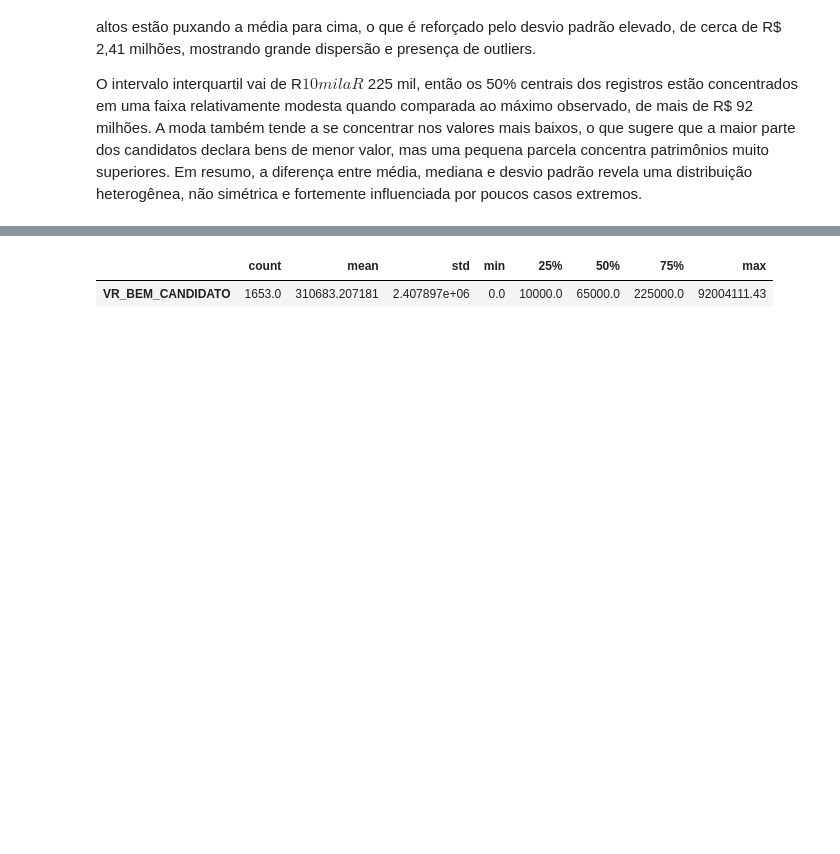
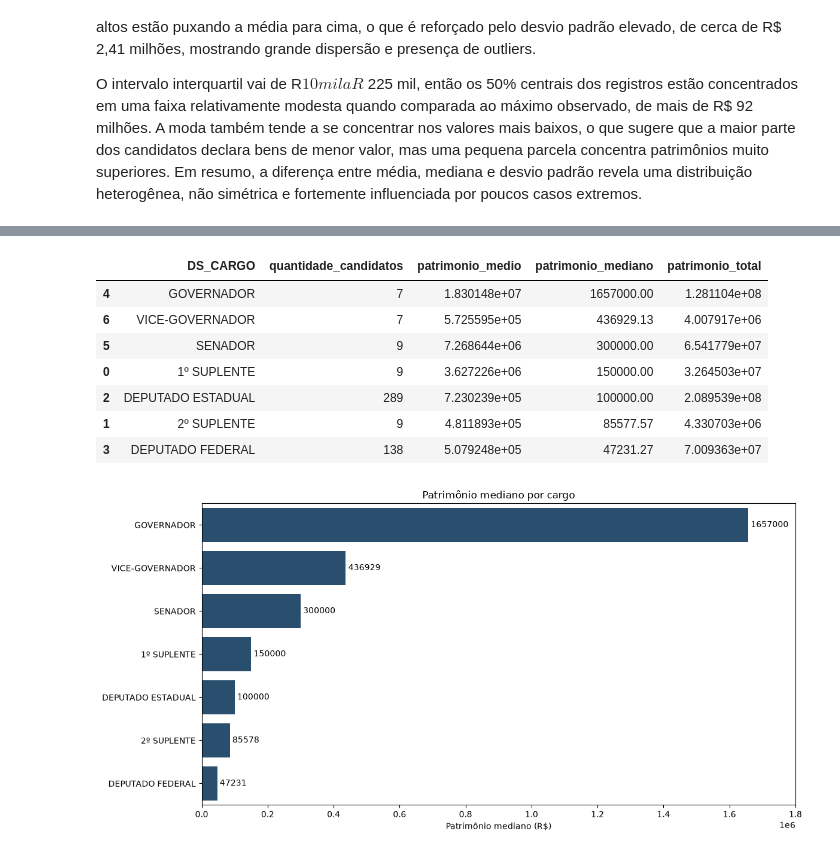
Before and after one commit to aldemirsilva/web-academy-ufam, a Jupyter notebook: WACAD020 - Ciência de Dados/atividade_final/analise.ipynb, the cells around one changed output, grey strips where cells are left out. Drawn from its saved outputs; the diff is of its cells as text; code cells hidden in the pictures; blank space fills up the shorter version.

```diff
--- a/WACAD020 - Ciência de Dados/atividade_final/analise.ipynb
+++ b/WACAD020 - Ciência de Dados/atividade_final/analise.ipynb
@@ -456,7 +467,7 @@ O gráfico mostra que os bens mais comuns entre os candidatos são veículos, im
 # %%
 import textwrap
 
-fig, ax = plt.subplots(figsize=(20, 10))
+fig, ax = plt.subplots(figsize=(20, 12))
 
 ordem = bens["DS_TIPO_BEM_CANDIDATO"].value_counts().index
 sns.countplot(data=bens, y="DS_TIPO_BEM_CANDIDATO",
@@ -559,5 +581,45 @@ O intervalo interquartil vai de R$ 10 mil a R$ 225 mil, então os 50% centrais d
 # %%
-display(df.describe().T)
+# Comparação de patrimônio por cargo usando o dataframe bens_por_candidato
+resumo_por_cargo = (
+    bens_por_candidato.groupby("DS_CARGO", as_index=False)
+    .agg(quantidade_candidatos=("SQ_CANDIDATO", "count"),
+         patrimonio_medio=("patrimonio_total", "mean"),
+         patrimonio_mediano=("patrimonio_total", "median"),
+         patrimonio_total=("patrimonio_total", "sum"))
+)
+
+resumo_por_cargo = resumo_por_cargo.sort_values(
+    "patrimonio_mediano", ascending=False)
+display(resumo_por_cargo)
+
+top_cargos = resumo_por_cargo.head(8)
+
+fig, ax = plt.subplots(figsize=(12, 6))
+sns.barplot(
+    data=top_cargos,
+    x="patrimonio_mediano",
+    y="DS_CARGO",
+    ax=ax,
+    color="#1f4e79"
+)
+
+ax.set_title("Patrimônio mediano por cargo")
+ax.set_xlabel("Patrimônio mediano (R$)")
+ax.set_ylabel("")
+ax.set_xlim(0, 1_800_000)
+
+for container in ax.containers:
+    ax.bar_label(container, fmt="%.0f", padding=3)
+
+plt.tight_layout()
+plt.show()
 # %% [output]
-|  | count | mean | std | min | 25% | 50% | 75% | max |
-| VR_BEM_CANDIDATO | 1653.0 | 310683.207181 | 2.407897e+06 | 0.0 | 10000.0 | 65000.0 | 225000.0 | 92004111.43 |
+|  | DS_CARGO | quantidade_candidatos | patrimonio_medio | patrimonio_mediano | patrimonio_total |
+| 4 | GOVERNADOR | 7 | 1.830148e+07 | 1657000.00 | 1.281104e+08 |
+| 6 | VICE-GOVERNADOR | 7 | 5.725595e+05 | 436929.13 | 4.007917e+06 |
+| 5 | SENADOR | 9 | 7.268644e+06 | 300000.00 | 6.541779e+07 |
+| 0 | 1º SUPLENTE | 9 | 3.627226e+06 | 150000.00 | 3.264503e+07 |
+| 2 | DEPUTADO ESTADUAL | 289 | 7.230239e+05 | 100000.00 | 2.089539e+08 |
+| 1 | 2º SUPLENTE | 9 | 4.811893e+05 | 85577.57 | 4.330703e+06 |
+| 3 | DEPUTADO FEDERAL | 138 | 5.079248e+05 | 47231.27 | 7.009363e+07 |
+[figure, added]
```
Also changed, not shown: parts of 7 cells of this notebook, 2 other files.
